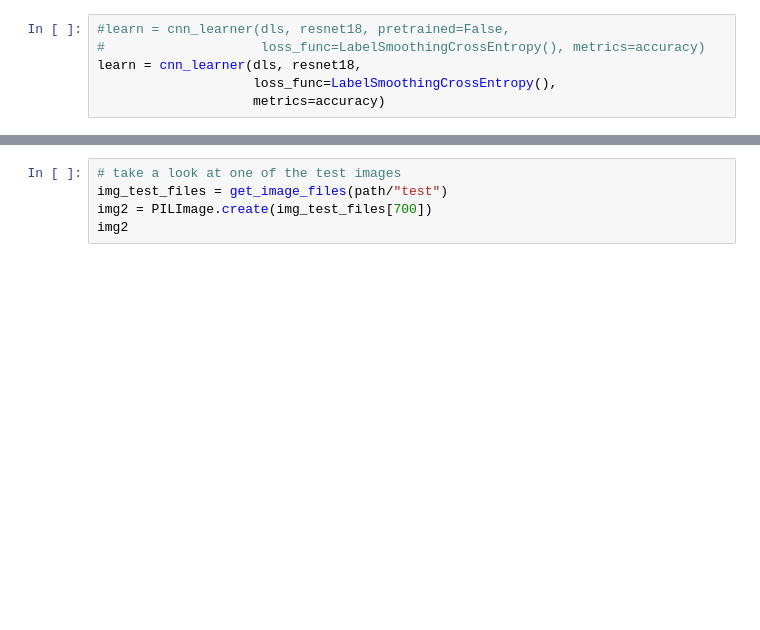
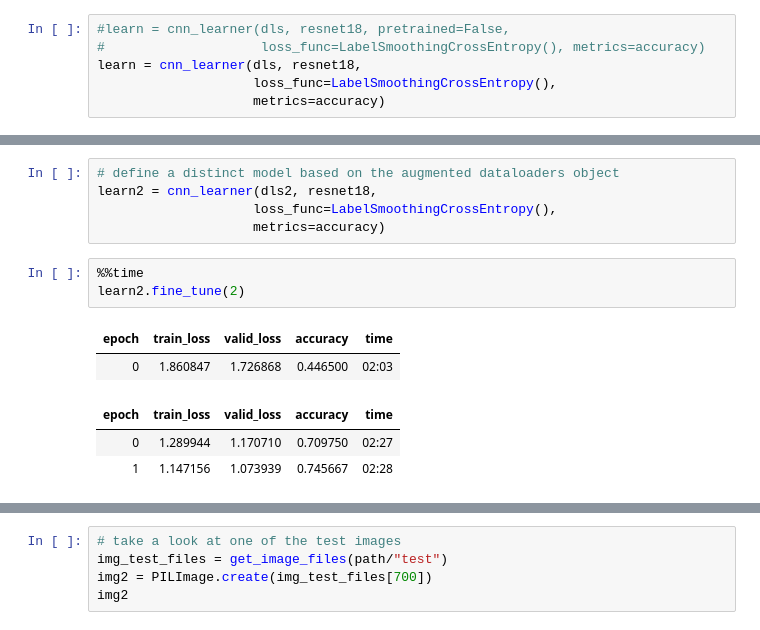
Before and after one commit to PacktPublishing/Deep-Learning-with-fastai-Cookbook, a Jupyter notebook: ch8/training_with_image_datasets_datablock.ipynb, the cells around one changed output, grey strips where cells are left out. Drawn from its saved outputs; the diff is of its cells as text; blank space fills up the shorter version.

```diff
--- a/ch8/training_with_image_datasets_datablock.ipynb
+++ b/ch8/training_with_image_datasets_datablock.ipynb
@@ -119,0 +147,14 @@ Wall time: 12min 44s
+# %%
+# define a distinct model based on the augmented dataloaders object
+learn2 = cnn_learner(dls2, resnet18,
+                    loss_func=LabelSmoothingCrossEntropy(),
+                    metrics=accuracy)
+# %%
+%%time
+learn2.fine_tune(2)
+# %% [output]
+| epoch | train_loss | valid_loss | accuracy | time |
+| 0 | 1.860847 | 1.726868 | 0.446500 | 02:03 |
+| epoch | train_loss | valid_loss | accuracy | time |
+| 0 | 1.289944 | 1.170710 | 0.709750 | 02:27 |
+| 1 | 1.147156 | 1.073939 | 0.745667 | 02:28 |
```
Also changed, not shown: parts of 12 cells of this notebook, 2 other files.
